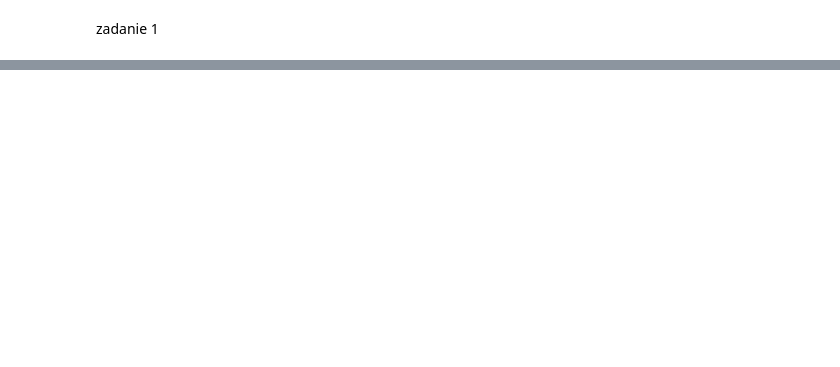
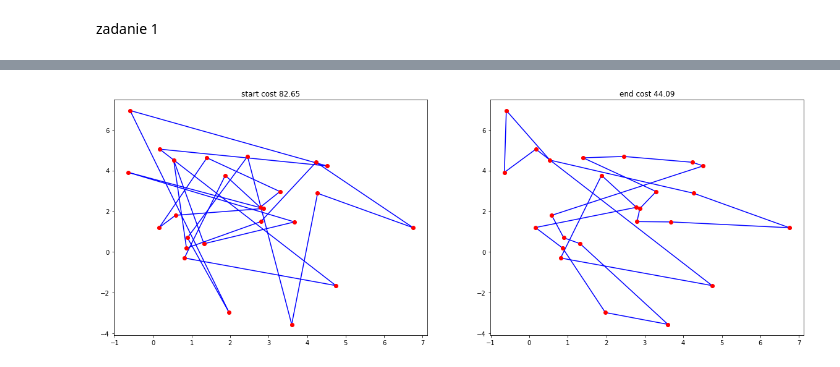
Before and after one commit to maati01/MOwNiT, a Jupyter notebook: lab04/lab04.ipynb, the cells around one changed output, grey strips where cells are left out. Saved outputs shown, nothing was run; the diff lists cells and outputs as text; code cells hidden in the pictures; blank space fills up the shorter version.

```diff
--- a/lab04/lab04.ipynb
+++ b/lab04/lab04.ipynb
@@ -146,0 +170,4 @@ def generate_points_normal(n, size):
+# %%
+run(generate_points_normal(25,5))
+# %% [output]
+[figure, added]
```
Also changed, not shown: parts of 14 cells of this notebook.
